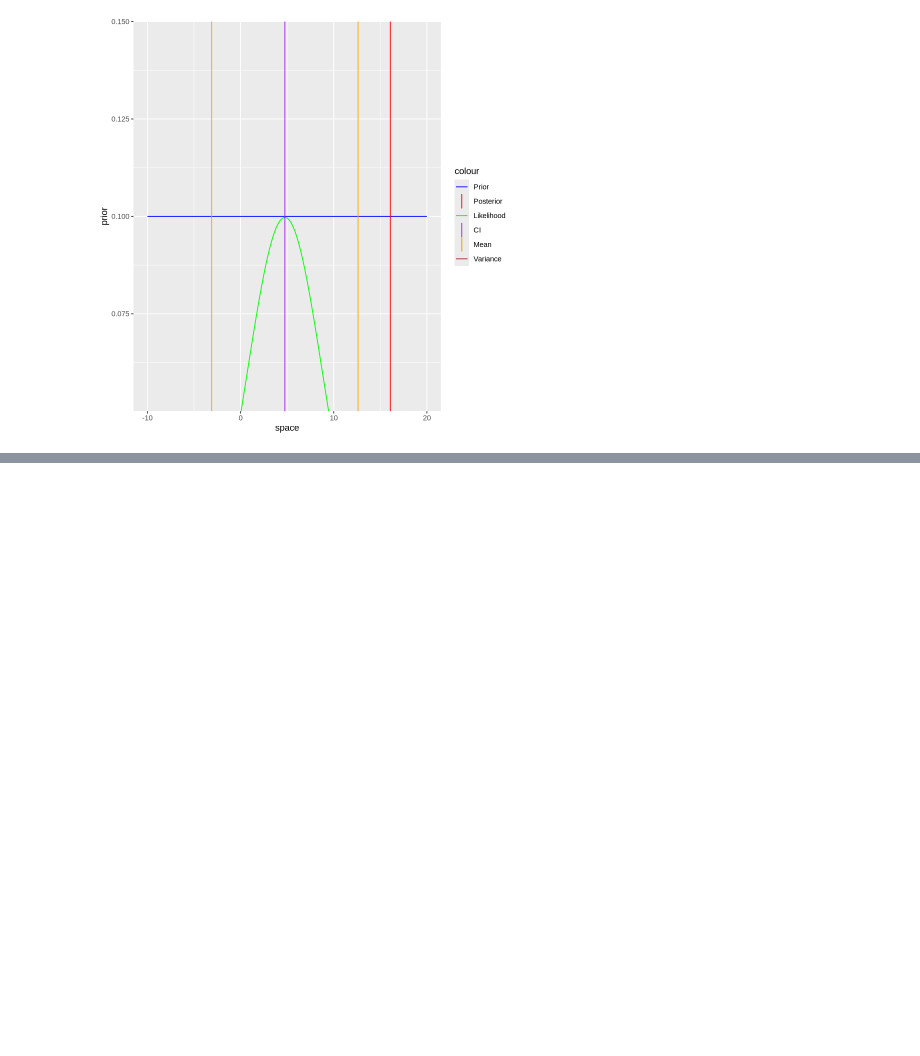
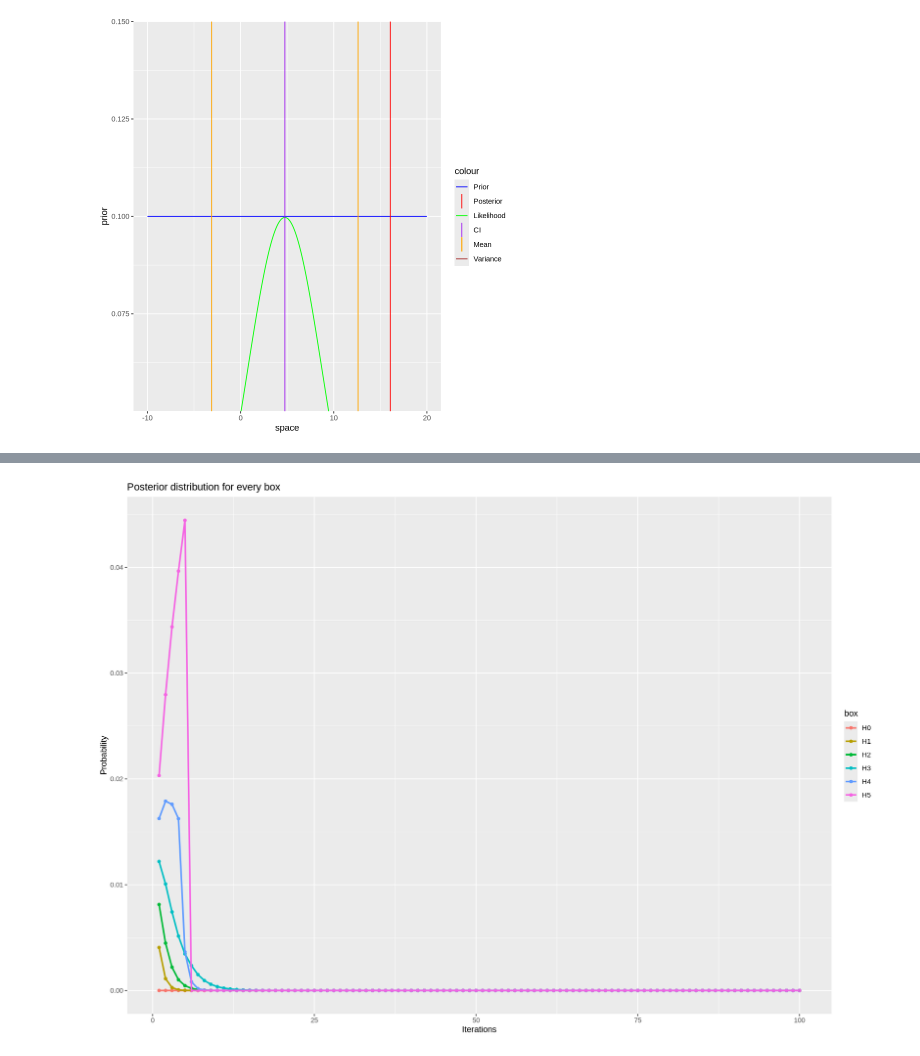
Before and after one commit to pietromalagoli/asp, a Jupyter notebook: code/lab04/Malagoli_Pietro_RLab04.ipynb, the cells around one changed output, grey strips where cells are left out. Saved outputs shown, nothing was run; the diff lists cells and outputs as text; code cells hidden in the pictures; blank space fills up the shorter version.

```diff
--- a/code/lab04/Malagoli_Pietro_RLab04.ipynb
+++ b/code/lab04/Malagoli_Pietro_RLab04.ipynb
@@ -180,0 +191,67 @@ ggplot(df, aes(x = space, y = prior)) +
+# %%
+# 1) selects a random box
+#set.seed(12345)
+box_idx = sample(1:6, 1)
+box_idx
+
+# 2) makes random sampling from the box
+samples = numeric(iterations)
+for (i in 1:iterations) {
+    ball_idx = sample(1:5, 1)
+    samples[i] = boxes[[box_idx]][ball_idx]
+}
+# %%
+iterations = 100
+
+# 1 for black, 0 for white
+H0 = c(1, 1, 1, 1, 1)
+H1 = c(0, 1, 1, 1, 1)
+H2 = c(0, 0, 1, 1, 1)
+H3 = c(0, 0, 0, 1, 1)
+H4 = c(0, 0, 0, 0, 1)
+H5 = c(0, 0, 0, 0, 0)
+boxes = list(H0, H1, H2, H3, H4, H5)
+# Probability of extracting a black ball from each box
+probabilities = c(1, 4/5, 3/5, 2/5, 1/5, 0)
+
+post = function(iterations, boxes, probabilities) {
+    prior = 1 / 6 # probability of selecting each box a priori
+    posterior = vector("list", 6)
+
+    box_idx = sample(1:6, 1)
+
+    samples = numeric(iterations)
+    for (i in 1:iterations) {
+        ball_idx = sample(1:5, 1)
+        samples[i] = boxes[[box_idx]][ball_idx]
+
+        likelihood = dbinom(samples, 1, probabilities)
+        posterior[[i]] = prior * likelihood
+        prior = posterior[[i]]
+        posterior[[i]] = posterior[[i]] / sum(posterior[[i]])
+    }
+    return(posterior)
+}
+
+post_results = post(iterations, boxes, probabilities)
+
+pdf = data.frame(step = integer(), probability = numeric(), box = character())
+
+for (i in 1:iterations) {
+  for (j in 0:5) {
+    post_prob = post_results[[i]][j + 1]
+    pdf = rbind(pdf, data.frame(step = i, probability = post_prob,
+                                   box = paste0("H", j)))
+  }
+}
+
+options(repr.plot.width = 14, repr.plot.height = 10)
+
+ggplot(pdf, aes(x = step, y = probability, color = box)) +
+  geom_point(size = 1.5) +
+  geom_line(linewidth = 1) +
+  labs(title = "Posterior distribution for every box",
+       x = "Iterations",
+       y = "Probability")
+# %% [output]
+[figure, added]
```
Also changed, not shown: parts of 3 cells of this notebook.
